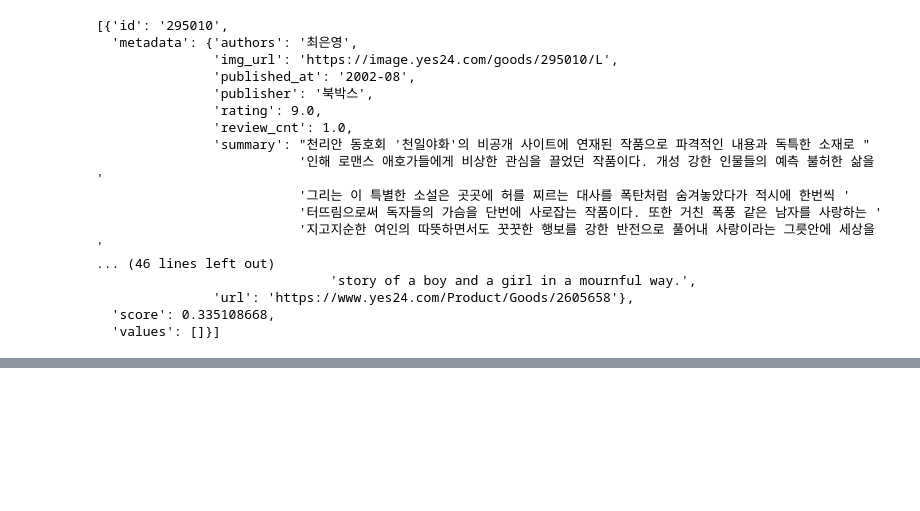
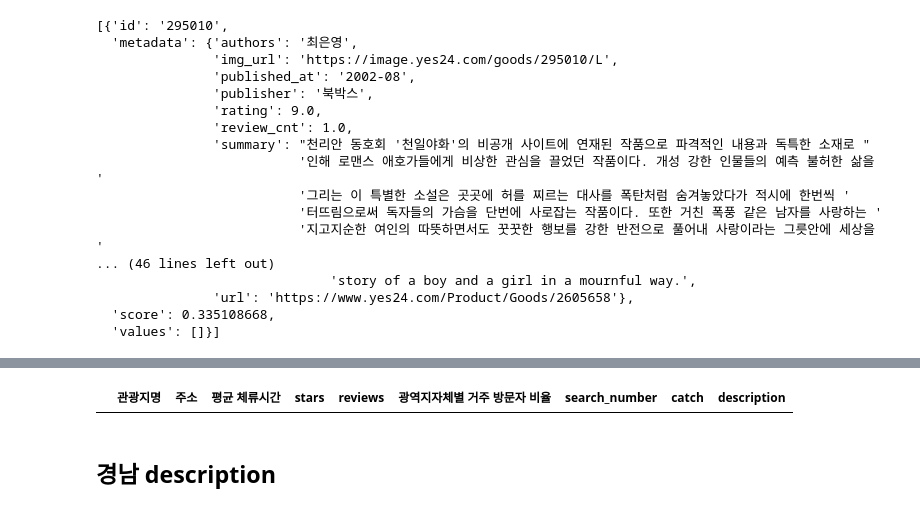
Before and after one commit to GRetriever/Data-Analysis-Project, a Jupyter notebook: Tourist Attractions/embedding.ipynb, the cells around one changed output, grey strips where cells are left out. Drawn from its saved outputs; the diff is of its cells as text; code cells hidden in the pictures; blank space fills up the shorter version.

```diff
--- a/Tourist Attractions/embedding.ipynb
+++ b/Tourist Attractions/embedding.ipynb
@@ -278,0 +287,16 @@ soup.find('meta', {'name': 'description'}).get('content')
+# %%
+df = pd.DataFrame(all_data)
+# %%
+tqdm.pandas()
+df['관광지명'] = df['관광지명'].progress_apply(lambda x: x.replace(' ',''))
+
+pattern = re.compile(r'\([^)]*\)')
+df['관광지명'] = df['관광지명'].apply(lambda x: re.sub(pattern, '', x))
+# %%
+u = pd.read_csv('./울산/basic_info.csv')
+# %%
+u = pd.merge(u,df[['관광지명','catch','description']],on='관광지명',how='left')
+# %%
+u[u.description.isna()]
+# %% [output]
+|  | 관광지명 | 주소 | 평균 체류시간 | stars | reviews | 광역지자체별 거주 방문자 비율 | search_number | catch | description |
@@ -278,0 +312,2 @@ soup.find('meta', {'name': 'description'}).get('content')
+# %% [markdown]
+## 경남 description
```
Also changed, not shown: parts of 67 cells of this notebook, 5 other files.
